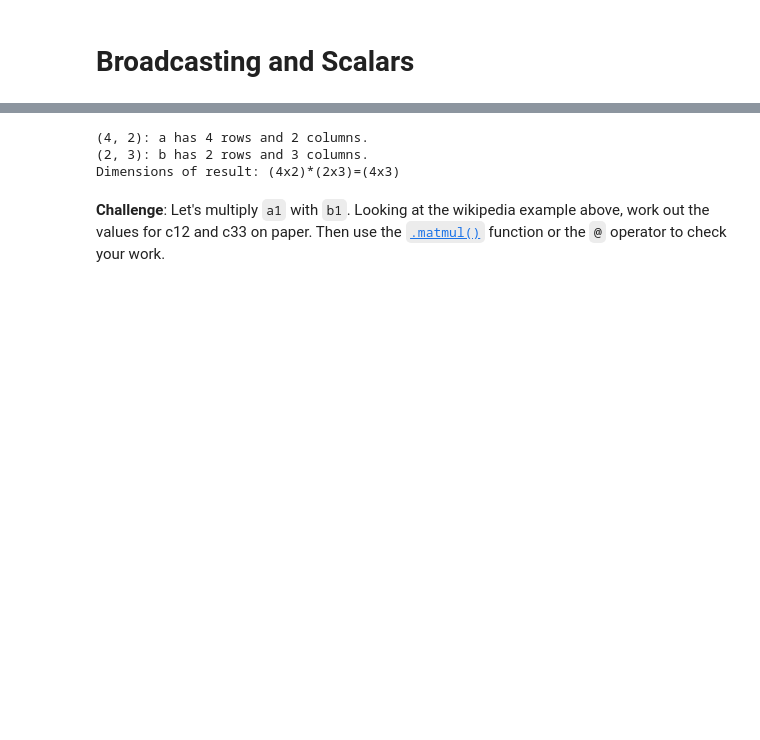
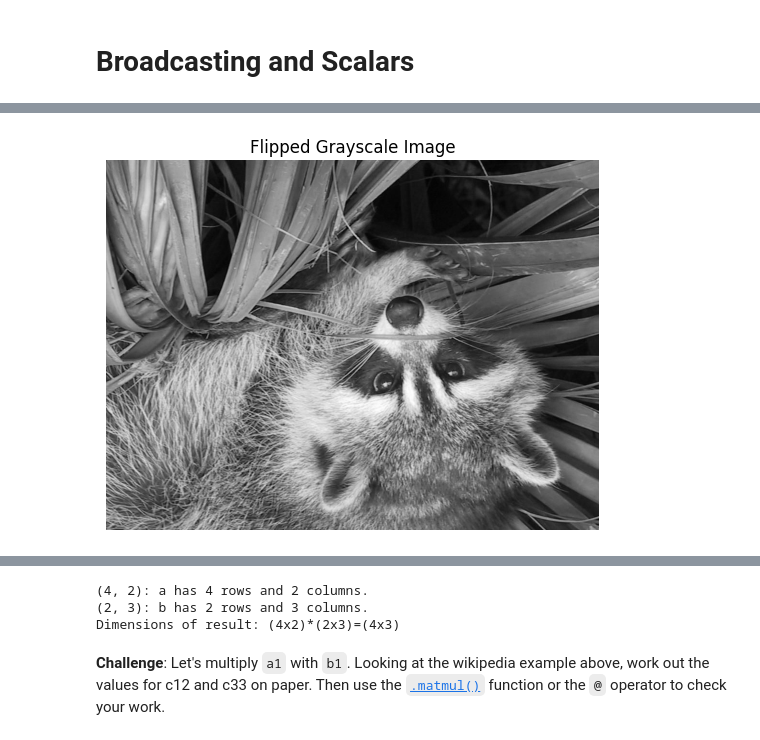
Before and after one commit to IrishEgie/data_science_py, a Jupyter notebook: data_science_6/Computation_with_NumPy_and_N_Dimensional_Arrays_(start).ipynb, the cells around one changed output, grey strips where cells are left out. Drawn from its saved outputs; the diff is of its cells as text; code cells hidden in the pictures; blank space fills up the shorter version.

```diff
--- a/data_science_6/Computation_with_NumPy_and_N_Dimensional_Arrays_(start).ipynb
+++ b/data_science_6/Computation_with_NumPy_and_N_Dimensional_Arrays_(start).ipynb
@@ -245,0 +336,14 @@ list2 = [2, 1, 3, 3]
+# %%
+# Convert to grayscale by averaging the RGB channels
+gray_img = np.mean(img, axis=2).astype(np.uint8)
+
+# Flip the grayscale image upside down
+flipped_gray_img = np.flipud(gray_img)
+
+# Display the flipped grayscale image
+plt.imshow(flipped_gray_img, cmap='gray')
+plt.axis('off')
+plt.title("Flipped Grayscale Image")
+plt.show()
+# %% [output]
+[figure, added]
```
Also changed, not shown: parts of 9 cells of this notebook.
